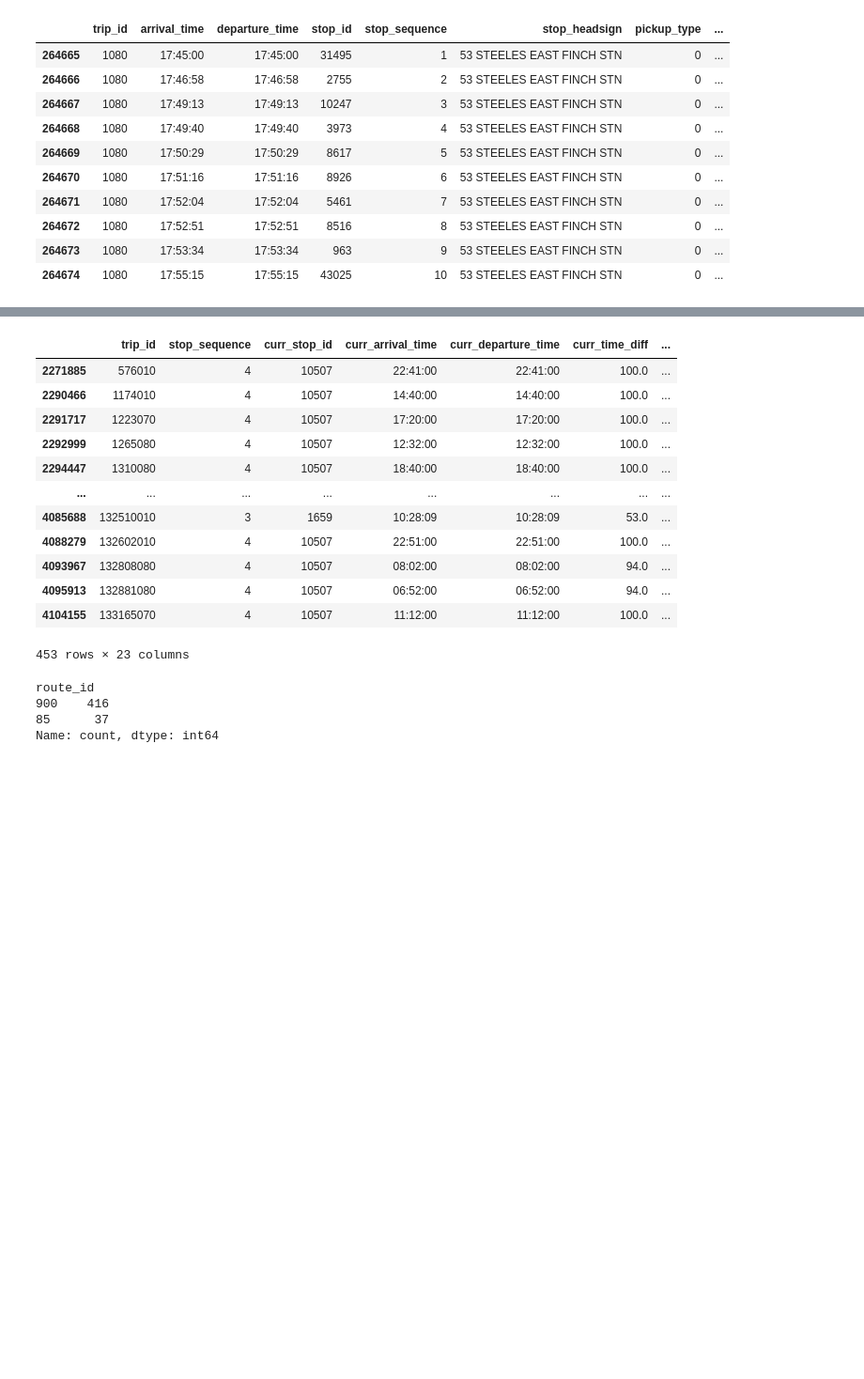
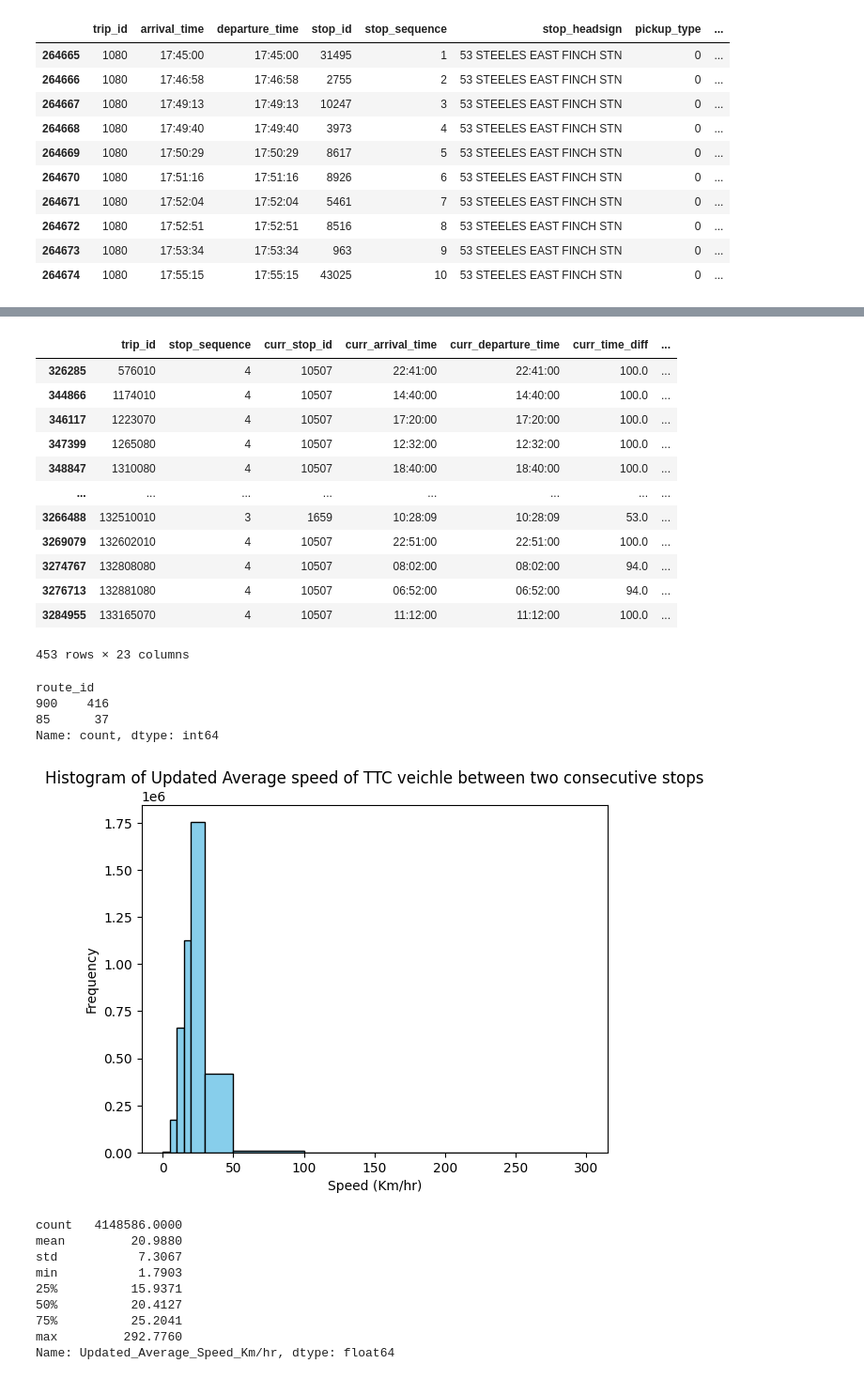
Before and after one commit to devslinky/TAL, a Jupyter notebook: GTFS_static_data_vis.ipynb, the cells around one changed output, grey strips where cells are left out. Shown at 94% size. Saved outputs shown, nothing was run; the diff lists cells and outputs as text; code cells hidden in the pictures; blank space fills up the shorter version.

```diff
--- a/GTFS_static_data_vis.ipynb
+++ b/GTFS_static_data_vis.ipynb
@@ -2574,28 +2574,31 @@ too_fast_enough_time = too_fast_enough_time.sort_values(
 too_fast_enough_time = too_fast_enough_time[(too_fast_enough_time["curr_Average_Speed_Km/hr"] >= 88) & (too_fast_enough_time["curr_time_diff"] > 16)]
 too_fast_enough_time = too_fast_enough_time.sort_values(["trip_id", "stop_sequence"])
 display(too_fast_enough_time)
+
+print(too_fast_enough_time["route_id"].value_counts())
 # %% [output]
 |  | trip_id | stop_sequence | curr_stop_id | curr_arrival_time | curr_departure_time | curr_time_diff | ... |
-| 2271885 | 576010 | 4 | 10507 | 22:41:00 | 22:41:00 | 100.0 | ... |
-| 2290466 | 1174010 | 4 | 10507 | 14:40:00 | 14:40:00 | 100.0 | ... |
-| 2291717 | 1223070 | 4 | 10507 | 17:20:00 | 17:20:00 | 100.0 | ... |
-| 2292999 | 1265080 | 4 | 10507 | 12:32:00 | 12:32:00 | 100.0 | ... |
-| 2294447 | 1310080 | 4 | 10507 | 18:40:00 | 18:40:00 | 100.0 | ... |
+| 326285 | 576010 | 4 | 10507 | 22:41:00 | 22:41:00 | 100.0 | ... |
+| 344866 | 1174010 | 4 | 10507 | 14:40:00 | 14:40:00 | 100.0 | ... |
+| 346117 | 1223070 | 4 | 10507 | 17:20:00 | 17:20:00 | 100.0 | ... |
+| 347399 | 1265080 | 4 | 10507 | 12:32:00 | 12:32:00 | 100.0 | ... |
+| 348847 | 1310080 | 4 | 10507 | 18:40:00 | 18:40:00 | 100.0 | ... |
 | ... | ... | ... | ... | ... | ... | ... | ... |
-| 4085688 | 132510010 | 3 | 1659 | 10:28:09 | 10:28:09 | 53.0 | ... |
-| 4088279 | 132602010 | 4 | 10507 | 22:51:00 | 22:51:00 | 100.0 | ... |
-| 4093967 | 132808080 | 4 | 10507 | 08:02:00 | 08:02:00 | 94.0 | ... |
-| 4095913 | 132881080 | 4 | 10507 | 06:52:00 | 06:52:00 | 94.0 | ... |
-| 4104155 | 133165070 | 4 | 10507 | 11:12:00 | 11:12:00 | 100.0 | ... |
+| 3266488 | 132510010 | 3 | 1659 | 10:28:09 | 10:28:09 | 53.0 | ... |
+| 3269079 | 132602010 | 4 | 10507 | 22:51:00 | 22:51:00 | 100.0 | ... |
+| 3274767 | 132808080 | 4 | 10507 | 08:02:00 | 08:02:00 | 94.0 | ... |
+| 3276713 | 132881080 | 4 | 10507 | 06:52:00 | 06:52:00 | 94.0 | ... |
+| 3284955 | 133165070 | 4 | 10507 | 11:12:00 | 11:12:00 | 100.0 | ... |
 453 rows × 23 columns
+route_id
+900    416
+85      37
+Name: count, dtype: int64
 # %%
-print(too_fast_enough_time["route_id"].value_counts())
-
 # for route 900, the distance between jetliner rd at airport rd south side to pearson airport terminal 1 is 1.26 km on google maps
 # while this may not be an entirely accurate estimate of distance, I beleive it is a more probable estimate of the distance between
 # the two stops
+
+# for route 85, the distance between park rd at kirkhams rd east side and sheppard ave east at meadowvale rd west side is roughly 1.297 km
+# (1.26 km in google maps); however in ttc trip planner it takes 3 minutes to travel between stops
+# this is a more reasonable estimate of time between stops than 53 seconds
-# %% [output]
-route_id
-900    416
-85      37
-Name: count, dtype: int64
@@ -2601,0 +2636,29 @@ Name: count, dtype: int64
+# %%
+# lets view the updated distribution of updated average speeds between stops of ttc veichles
+
+plt.hist(stop_times["Updated_Average_Speed_Km/hr"], bins = [0,5,10,15,20,30,50,100,300], color='skyblue', edgecolor='black')
+
+# Add labels and title
+plt.title('Histogram of Updated Average speed of TTC veichle between two consecutive stops')
+plt.xlabel('Speed (Km/hr)')
+plt.ylabel('Frequency')
+
+# Display the plot
+plt.show()
+
+pd.set_option('display.float_format', '{:.4f}'.format)
+
+print(stop_times["Updated_Average_Speed_Km/hr"].describe())
+
+pd.reset_option('display.float_format')
+# %% [output]
+[figure, added]
+count   4148586.0000
+mean         20.9880
+std           7.3067
+min           1.7903
+25%          15.9371
+50%          20.4127
+75%          25.2041
+max         292.7760
+Name: Updated_Average_Speed_Km/hr, dtype: float64
```
Also changed, not shown: parts of 12 cells of this notebook.
